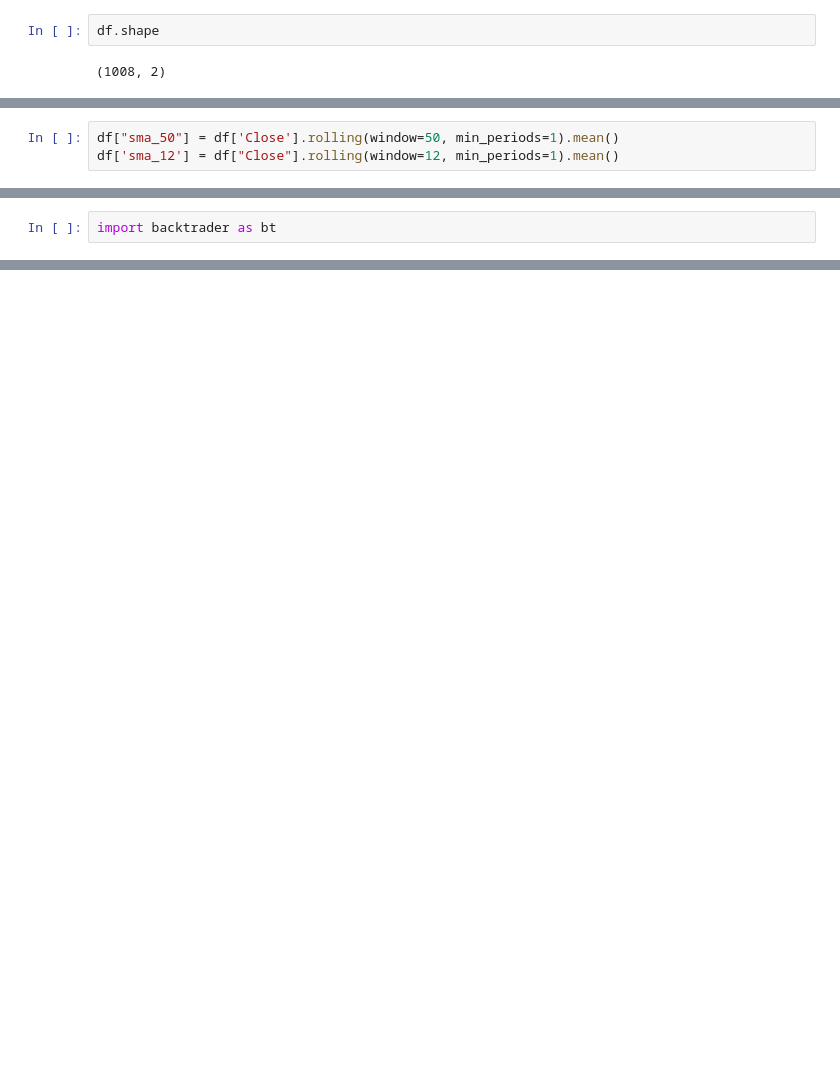
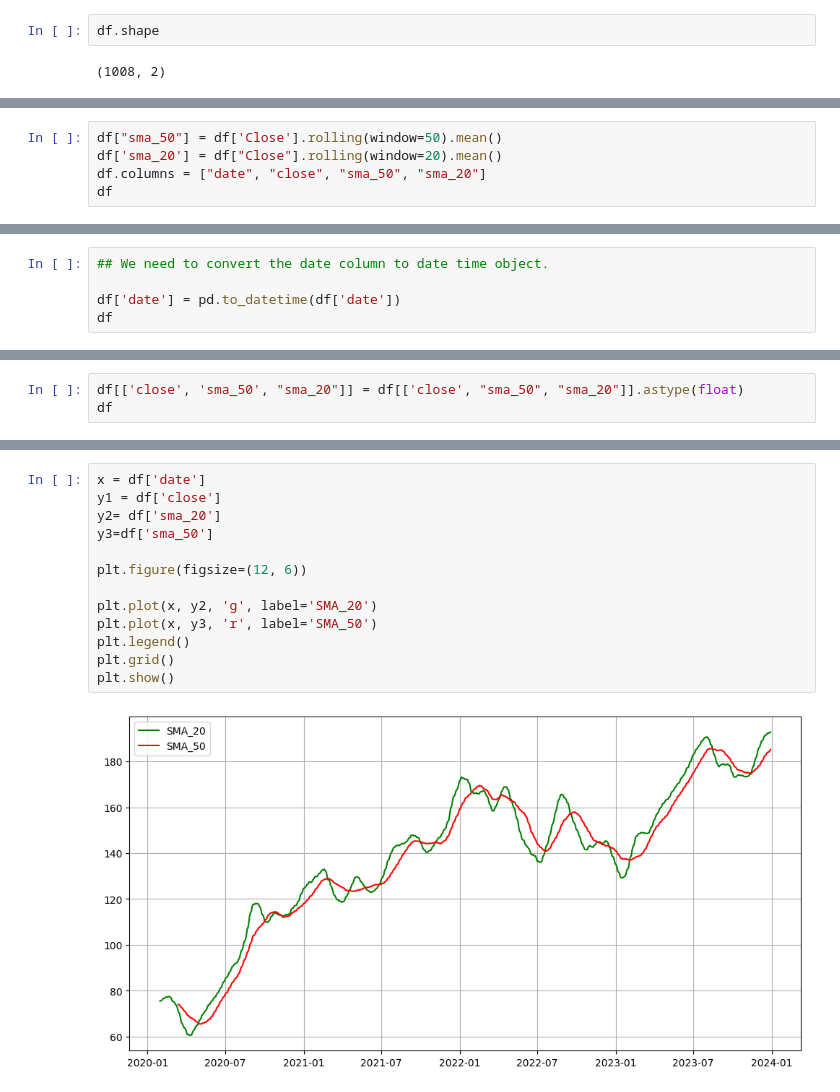
Before and after one commit to scitus18/quant, a Jupyter notebook: tmp2.ipynb, the cells around one changed output, grey strips where cells are left out. Cells and saved outputs as stored; diff of their text form; blank space fills up the shorter version.

```diff
--- a/tmp2.ipynb
+++ b/tmp2.ipynb
@@ -149,6 +153,8 @@ df
 # %%
-df["sma_50"] = df['Close'].rolling(window=50, min_periods=1).mean()
-df['sma_12'] = df["Close"].rolling(window=12, min_periods=1).mean()
+df["sma_50"] = df['Close'].rolling(window=50).mean()
+df['sma_20'] = df["Close"].rolling(window=20).mean()
+df.columns = ["date", "close", "sma_50", "sma_20"]
+df
 # %% [output]
 A value is trying to be set on a copy of a slice from a DataFrame.
 Try using .loc[row_indexer,col_indexer] = value instead
@@ -179,2 +182,5 @@ df
 # %%
-import backtrader as bt
+## We need to convert the date column to date time object.
+
+df['date'] = pd.to_datetime(df['date'])
+df
@@ -180,0 +217,3 @@ import backtrader as bt
+# %%
+df[['close', 'sma_50', "sma_20"]] = df[['close', "sma_50", "sma_20"]].astype(float)
+df
@@ -180,0 +239,15 @@ import backtrader as bt
+# %%
+x = df['date']
+y1 = df['close']
+y2= df['sma_20']
+y3=df['sma_50']
+
+plt.figure(figsize=(12, 6))
+
+plt.plot(x, y2, 'g', label='SMA_20')
+plt.plot(x, y3, 'r', label='SMA_50')
+plt.legend()
+plt.grid()
+plt.show()
+# %% [output]
+[figure, added]
```
Also changed, not shown: parts of 25 cells of this notebook, 4 other files.
